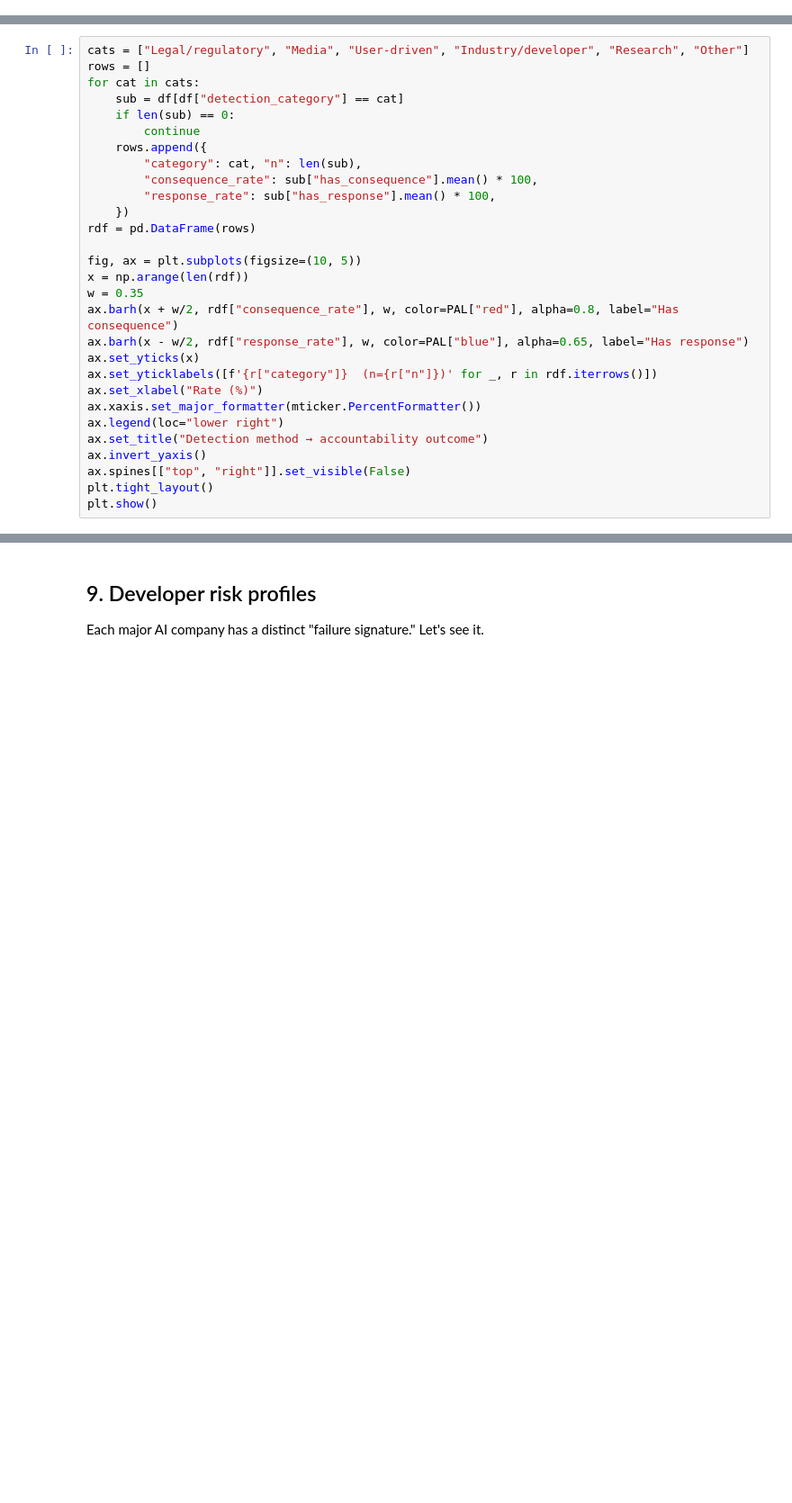
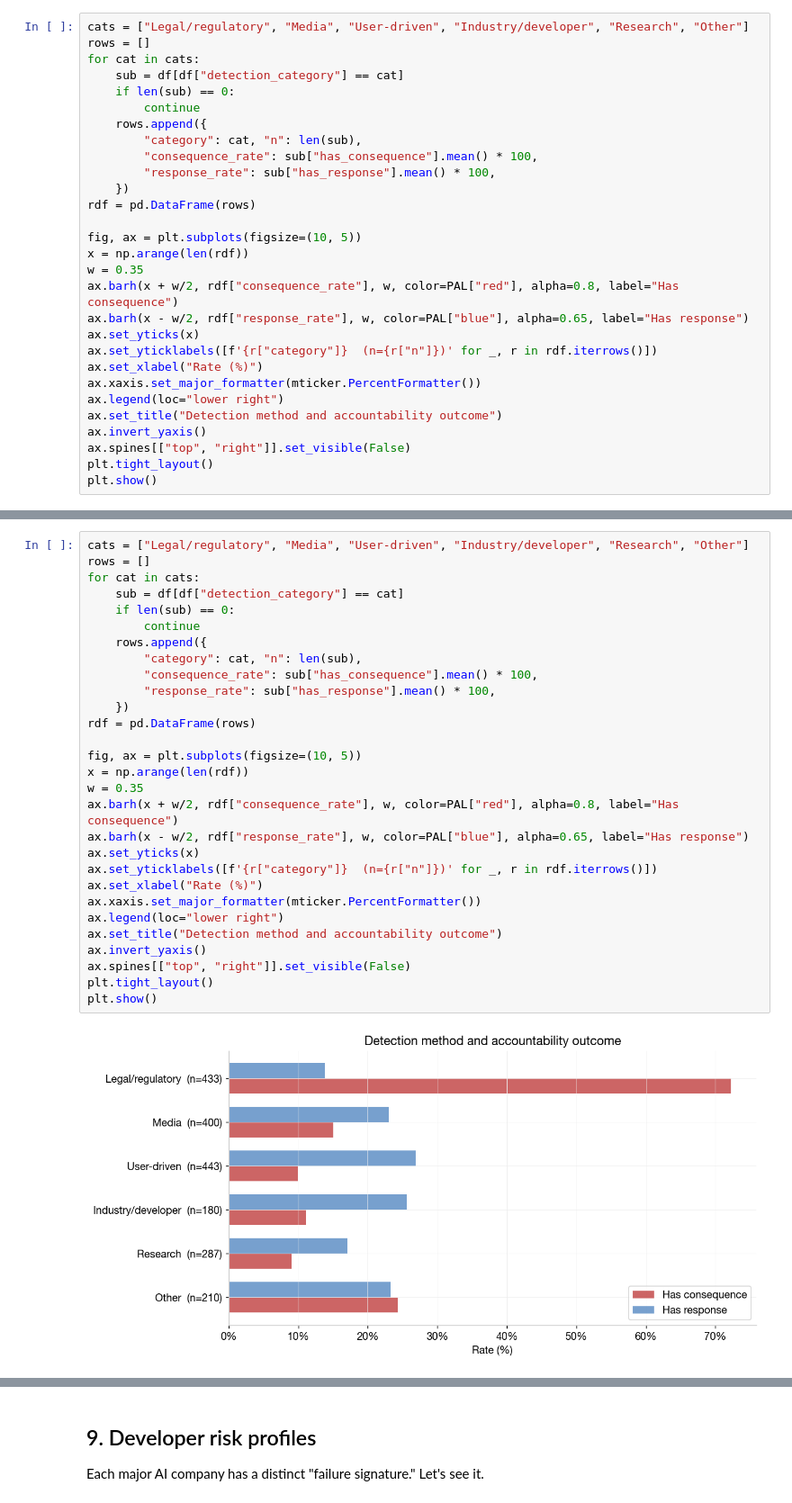
Before and after one commit to marilynn-mm/ai-incident-visualisation, a Jupyter notebook: analysis/AIAAIC/explore.ipynb, the cells around one changed output, grey strips where cells are left out. Shown at 90% size. Cells and saved outputs as stored; diff of their text form; blank space fills up the shorter version.

```diff
--- a/analysis/AIAAIC/explore.ipynb
+++ b/analysis/AIAAIC/explore.ipynb
@@ -274,0 +268,29 @@ Does *how* an incident is discovered predict whether anything happens about it?
+# %%
+cats = ["Legal/regulatory", "Media", "User-driven", "Industry/developer", "Research", "Other"]
+rows = []
+for cat in cats:
+    sub = df[df["detection_category"] == cat]
+    if len(sub) == 0:
+        continue
+    rows.append({
+        "category": cat, "n": len(sub),
+        "consequence_rate": sub["has_consequence"].mean() * 100,
+        "response_rate": sub["has_response"].mean() * 100,
+    })
+rdf = pd.DataFrame(rows)
+
+fig, ax = plt.subplots(figsize=(10, 5))
+x = np.arange(len(rdf))
+w = 0.35
+ax.barh(x + w/2, rdf["consequence_rate"], w, color=PAL["red"], alpha=0.8, label="Has consequence")
+ax.barh(x - w/2, rdf["response_rate"], w, color=PAL["blue"], alpha=0.65, label="Has response")
+ax.set_yticks(x)
+ax.set_yticklabels([f'{r["category"]}  (n={r["n"]})' for _, r in rdf.iterrows()])
+ax.set_xlabel("Rate (%)")
+ax.xaxis.set_major_formatter(mticker.PercentFormatter())
+ax.legend(loc="lower right")
+ax.set_title("Detection method and accountability outcome")
+ax.invert_yaxis()
+ax.spines[["top", "right"]].set_visible(False)
+plt.tight_layout()
+plt.show()
@@ -275,30 +299,32 @@ Does *how* an incident is discovered predict whether anything happens about it?
 # %%
 cats = ["Legal/regulatory", "Media", "User-driven", "Industry/developer", "Research", "Other"]
 rows = []
 for cat in cats:
     sub = df[df["detection_category"] == cat]
     if len(sub) == 0:
         continue
     rows.append({
         "category": cat, "n": len(sub),
         "consequence_rate": sub["has_consequence"].mean() * 100,
         "response_rate": sub["has_response"].mean() * 100,
     })
 rdf = pd.DataFrame(rows)
 
 fig, ax = plt.subplots(figsize=(10, 5))
 x = np.arange(len(rdf))
 w = 0.35
 ax.barh(x + w/2, rdf["consequence_rate"], w, color=PAL["red"], alpha=0.8, label="Has consequence")
 ax.barh(x - w/2, rdf["response_rate"], w, color=PAL["blue"], alpha=0.65, label="Has response")
 ax.set_yticks(x)
 ax.set_yticklabels([f'{r["category"]}  (n={r["n"]})' for _, r in rdf.iterrows()])
 ax.set_xlabel("Rate (%)")
 ax.xaxis.set_major_formatter(mticker.PercentFormatter())
 ax.legend(loc="lower right")
-ax.set_title("Detection method → accountability outcome")
+ax.set_title("Detection method and accountability outcome")
 ax.invert_yaxis()
 ax.spines[["top", "right"]].set_visible(False)
 plt.tight_layout()
 plt.show()
+# %% [output]
+[figure, added]
 # %% [markdown]
```
Also changed, not shown: parts of 28 cells of this notebook, 1 other file.
